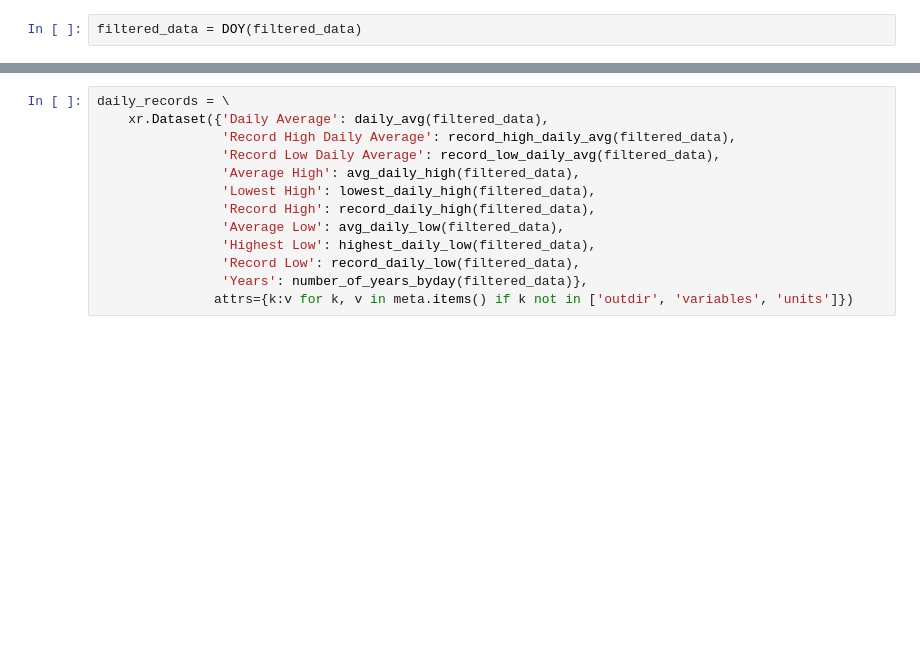
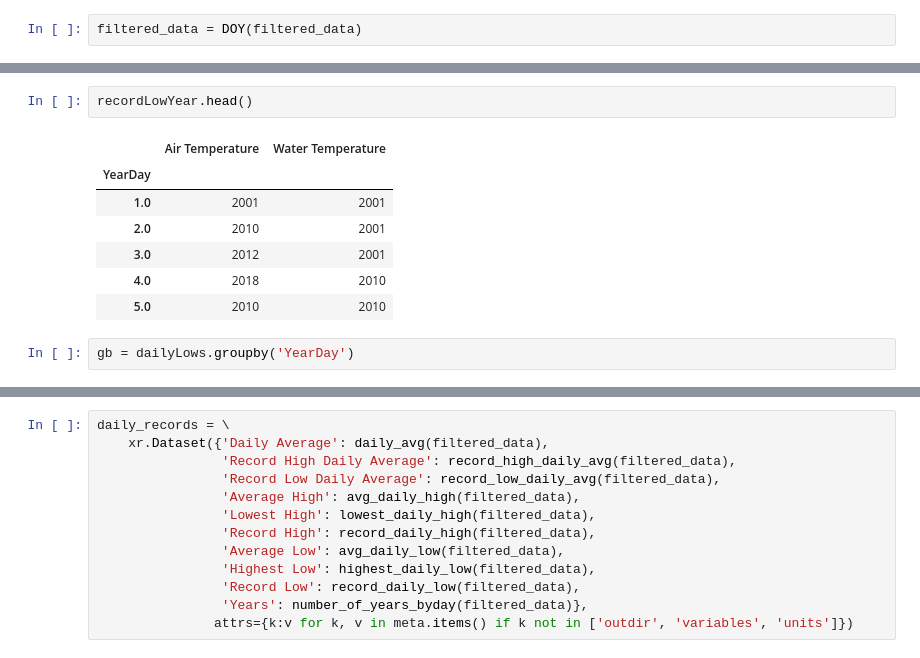
Before and after one commit to mdgrossi/climatology-jekyll, a Jupyter notebook: NOAA-CO-OPS-records.ipynb, the cells around one changed output, grey strips where cells are left out. Saved outputs shown, nothing was run; the diff lists cells and outputs as text; blank space fills up the shorter version.

```diff
--- a/NOAA-CO-OPS-records.ipynb
+++ b/NOAA-CO-OPS-records.ipynb
@@ -522,0 +558,12 @@ filtered_data = DOY(filtered_data)
+# %%
+recordLowYear.head()
+# %% [output]
+|  | Air Temperature | Water Temperature |
+| YearDay |  |  |
+| 1.0 | 2001 | 2001 |
+| 2.0 | 2010 | 2001 |
+| 3.0 | 2012 | 2001 |
+| 4.0 | 2018 | 2010 |
+| 5.0 | 2010 | 2010 |
+# %%
+gb = dailyLows.groupby('YearDay')
```
Also changed, not shown: parts of 19 cells of this notebook, 2 other files.
